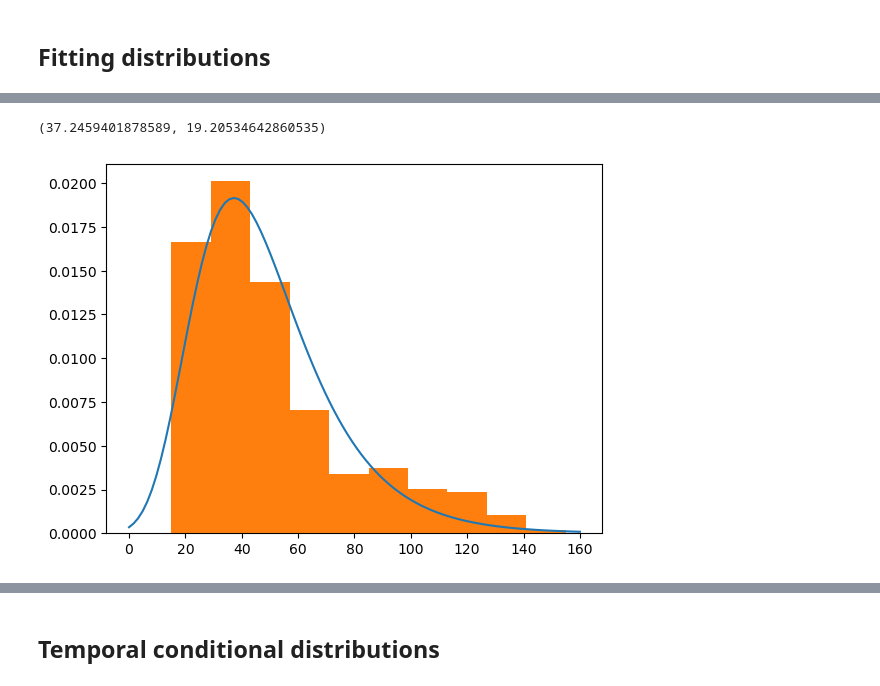
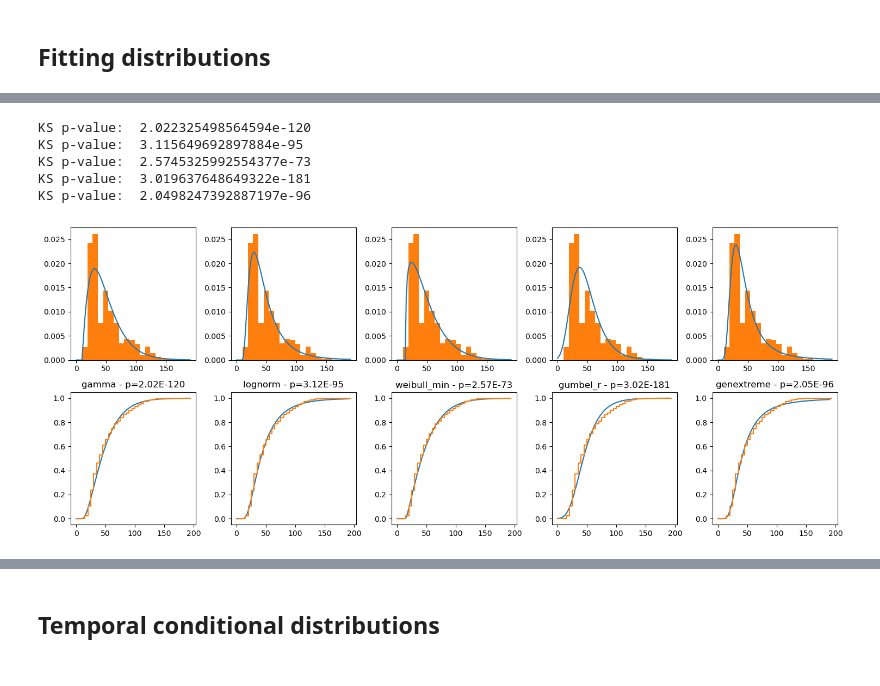
Before and after one commit to dauvillc/tc_probabilistic_forecasting, a Jupyter notebook: notebooks/explore_tcir.ipynb, the cells around one changed output, grey strips where cells are left out. Drawn from its saved outputs; the diff is of its cells as text; code cells hidden in the pictures.

Commit message:
Statistical test for weighted loss

```diff
--- a/notebooks/explore_tcir.ipynb
+++ b/notebooks/explore_tcir.ipynb
@@ -54,7 +45,0 @@ plt.show()
-# %%
-params = ss.lognorm.fit(tcir_info['INTENSITY'])
-print(params)
-x = np.linspace(0, 160, 100)
-plt.plot(x, ss.lognorm.pdf(x, *params))
-plt.hist(tcir_info['INTENSITY'], density=True)
-plt.show()
@@ -64,10 +46,37 @@ plt.show()
-# %%
-params = ss.gumbel_r.fit(tcir_info['INTENSITY'])
-print(params)
-x = np.linspace(0, 160, 100)
-plt.plot(x, ss.gumbel_r.pdf(x, *params))
-plt.hist(tcir_info['INTENSITY'], density=True)
-plt.show()
-# %% [output]
-(37.2459401878589, 19.20534642860535)
-[figure, removed]
+# %%
+def test_distrib(dist_names, dist_classes, samples):
+    """
+    Fits distributions from a set of given classes to the intensity samples.
+    Performs KS tests to evaluate the fits, and plots the pdf & cdf.
+    """
+    ecdf = ss.ecdf(samples)
+    fig, axes = plt.subplots(nrows=2, ncols=len(dist_names), squeeze=False,
+                            tight_layout=True, figsize=(3*len(dist_names), 6))
+    for k, (dist_name, dist_class) in enumerate(zip(dist_names, dist_classes)):
+        params = dist_class.fit(samples)
+        # KS test
+        ksres = ss.kstest(samples, dist_name, params)
+        print("KS p-value: ", ksres.pvalue)
+
+        # Plot the PDF versus the data histogram
+        x = np.linspace(0, 190, 100)
+        axes[0, k].plot(x, dist_class.pdf(x, *params))
+        axes[0, k].hist(samples, density=True, bins=20)
+
+        # Plot the CDF versus the eCDF
+        axes[1, k].plot(x, dist_class.cdf(x, *params))
+        ecdf.cdf.plot(axes[1, k])
+
+        axes[1, k].set_title(f'{dist_name} - p={ksres.pvalue:.2E}')
+    plt.show()
+# %%
+dist_names = ['gamma', 'lognorm', 'weibull_min', 'gumbel_r', 'genextreme']
+dist_classes = [ss.gamma, ss.lognorm, ss.weibull_min, ss.gumbel_r, ss.genextreme]
+test_distrib(dist_names, dist_classes, tcir_info['INTENSITY'])
+# %% [output]
+KS p-value:  2.022325498564594e-120
+KS p-value:  3.115649692897884e-95
+KS p-value:  2.5745325992554377e-73
+KS p-value:  3.019637648649322e-181
+KS p-value:  2.0498247392887197e-96
+[figure, added]
```
Also changed, not shown: parts of 17 cells of this notebook, 2 other files.
